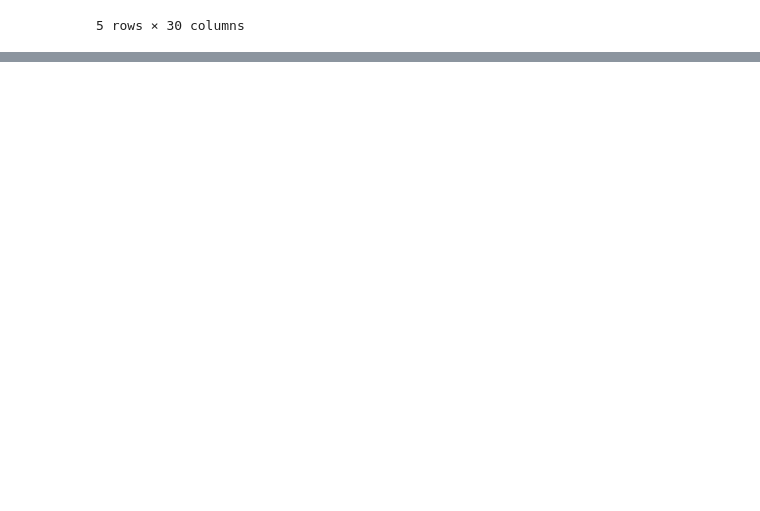
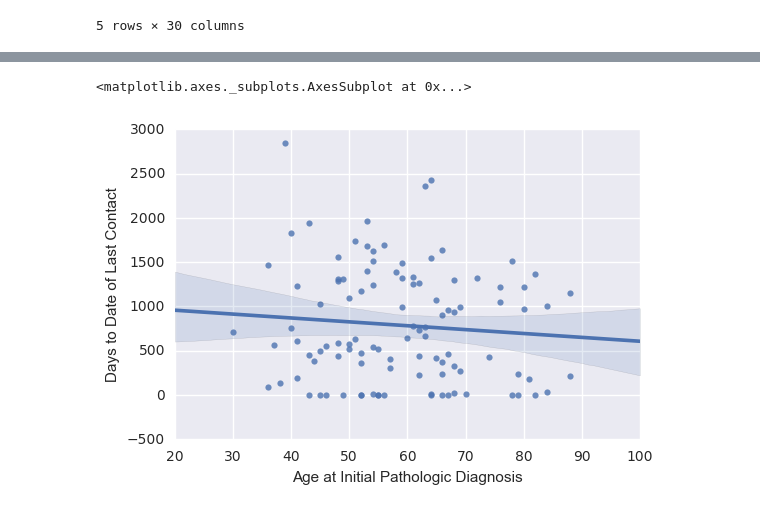
Before and after one commit to AniketPant02/Machine-Learning, a Jupyter notebook: Breast Cancer Proteomes/DataAnalysisPyNB.ipynb, the cells around one changed output, grey strips where cells are left out. Saved outputs shown, nothing was run; the diff lists cells and outputs as text; code cells hidden in the pictures; blank space fills up the shorter version.

```diff
--- a/Breast Cancer Proteomes/DataAnalysisPyNB.ipynb
+++ b/Breast Cancer Proteomes/DataAnalysisPyNB.ipynb
@@ -0,0 +5,7 @@
+# %%
+import numpy as np
+import pandas as pd
+import matplotlib.pyplot as plt
+import seaborn as sns
+%matplotlib inline
+plt.style.use('ggplot')
@@ -35,0 +106,5 @@ clinicalData.head()
+# %%
+sns.regplot(clinicalData['Age at Initial Pathologic Diagnosis'], clinicalData['Days to Date of Last Contact'])
+# %% [output]
+<matplotlib.axes._subplots.AxesSubplot at 0x...>
+[figure, added]
```
Also changed, not shown: parts of 15 cells of this notebook, 1 other file.
